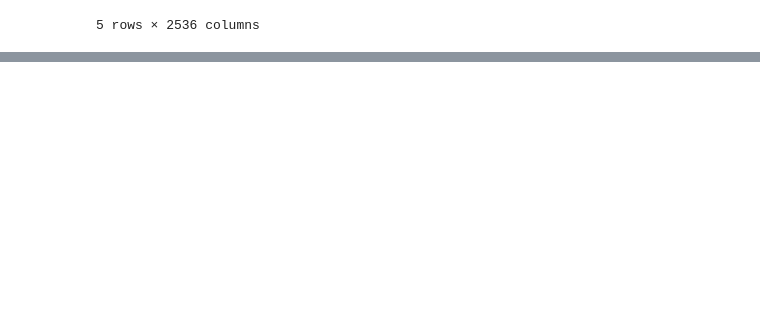
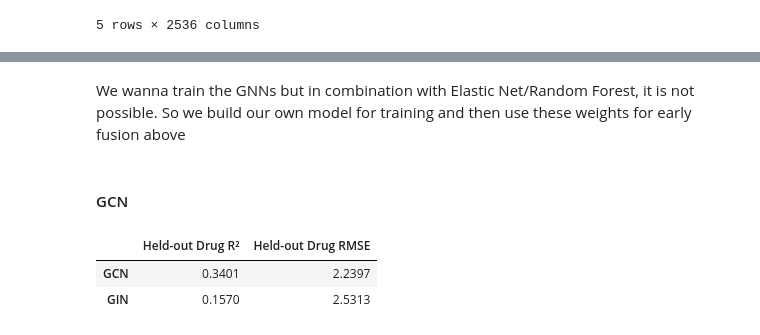
Before and after one commit to s-juross/masterthesis, a Jupyter notebook: jupyter_notebooks/comparison_earlyfusion_GNN.ipynb, the cells around one changed output, grey strips where cells are left out. Cells and saved outputs as stored; diff of their text form; code cells hidden in the pictures; blank space fills up the shorter version.

Commit message:
New function to add gnn embeddings to df and new class for multi modal early fusion network

```diff
--- a/jupyter_notebooks/comparison_earlyfusion_GNN.ipynb
+++ b/jupyter_notebooks/comparison_earlyfusion_GNN.ipynb
@@ -352,0 +300,5 @@ df_gnn.head()
+# %% [markdown]
+We wanna train the GNNs but in combination with Elastic Net/Random Forest, it is not possible.
+So we build our own model for training and then use these weights for early fusion above
+# %% [markdown]
+#### GCN
@@ -352,0 +315,75 @@ df_gnn.head()
+# %%
+# Preparation
+graph_cache = {s: g for s in df['SMILES'].dropna().unique() if (g := smiles_to_graph(s)) is not None}
+df_sub = df[df['SMILES'].isin(graph_cache) & df['LN_IC50'].notna()].reset_index(drop=True)
+
+gene_cols = list(df_sub.filter(regex=r'.* \(.*\)').columns)
+X_tab = df_sub[gene_cols].values.astype(np.float32)
+y = df_sub['LN_IC50'].values.astype(np.float32)
+graphs = [graph_cache[s] for s in df_sub['SMILES']]
+
+collate = lambda b: (Batch.from_data_list([x[0] for x in b]), torch.stack([x[1] for x in b]), torch.stack([x[2] for x in b]))
+get_loader = lambda idx, X_s, shuf=False: DataLoader(
+    [(graphs[i], torch.tensor(X_s[k]), torch.tensor(y[i])) for k, i in enumerate(idx)],
+    batch_size=64, shuffle=shuf, collate_fn=collate, drop_last=shuf
+)
+
+# Training + Held-out drug evaluation
+os.makedirs("checkpoints", exist_ok=True)
+drug_groups = df_sub['DRUG_ID' if 'DRUG_ID' in df_sub.columns else 'SMILES'].values
+tr_all, te_idx = next(GroupShuffleSplit(1, test_size=0.2, random_state=42).split(X_tab, y, drug_groups))
+tr_sub, va_sub = next(GroupShuffleSplit(1, test_size=0.15, random_state=42).split(X_tab[tr_all], y[tr_all], drug_groups[tr_all]))
+tr_idx, va_idx = tr_all[tr_sub], tr_all[va_sub]
+
+def train_held_out_drugs(name, encoder_fn, lr=1e-3, epochs=80, patience=10):
+    torch.manual_seed(42)
+    scaler = StandardScaler()
+    tr_loader = get_loader(tr_idx, scaler.fit_transform(X_tab[tr_idx]), shuf=True)
+    va_loader = get_loader(va_idx, scaler.transform(X_tab[va_idx]))
+    te_loader = get_loader(te_idx, scaler.transform(X_tab[te_idx]))
+
+    model = MultimodalEarlyFusionNet(encoder_fn(), genomics_dim=X_tab.shape[1]).to(device)
+    opt = torch.optim.Adam(model.parameters(), lr=lr, weight_decay=1e-5)
+    loss_fn = nn.MSELoss()
+
+    best_loss, wait, best_w = float('inf'), 0, None
+    for _ in range(epochs):
+        model.train()
+        for g, x, target in tr_loader:
+            opt.zero_grad()
+            loss = loss_fn(model(g.to(device), x.to(device)), target.to(device))
+            loss.backward()
+            opt.step()
+
+        model.eval()
+        with torch.no_grad():
+            val_preds = torch.cat([model(g.to(device), x.to(device)) for g, x, _ in va_loader]).cpu().numpy()
+        val_loss = mean_squared_error(y[va_idx], val_preds)
+
+        if val_loss < best_loss - 1e-4:
+            best_loss, wait, best_w = val_loss, 0, copy.deepcopy(model.state_dict())
+        elif (wait := wait + 1) >= patience:
+            break
+
+    model.load_state_dict(best_w)
+    torch.save(model.drug_encoder.state_dict(), f"checkpoints/{name.lower()}_trained.pt")
+
+    model.eval()
+    with torch.no_grad():
+        test_preds = torch.cat([model(g.to(device), x.to(device)) for g, x, _ in te_loader]).cpu().numpy()
+
+    return {
+        "Held-out Drug R²": round(r2_score(y[te_idx], test_preds), 4),
+        "Held-out Drug RMSE": round(np.sqrt(mean_squared_error(y[te_idx], test_preds)), 4),
+    }
+
+node_dim, edge_dim = graphs[0].x.shape[1], graphs[0].edge_attr.shape[1]
+results = pd.DataFrame({
+    "GCN": train_held_out_drugs("GCN", lambda: GCNDrugEncoder(node_dim, hidden_dim=128)),
+    "GIN": train_held_out_drugs("GIN", lambda: GINDrugEncoder(node_dim, hidden_dim=128)),
+}).T
+display(results)
+# %% [output]
+|  | Held-out Drug R² | Held-out Drug RMSE |
+| GCN | 0.3401 | 2.2397 |
+| GIN | 0.1570 | 2.5313 |
```
Also changed, not shown: parts of 6 cells of this notebook, 3 other files.
